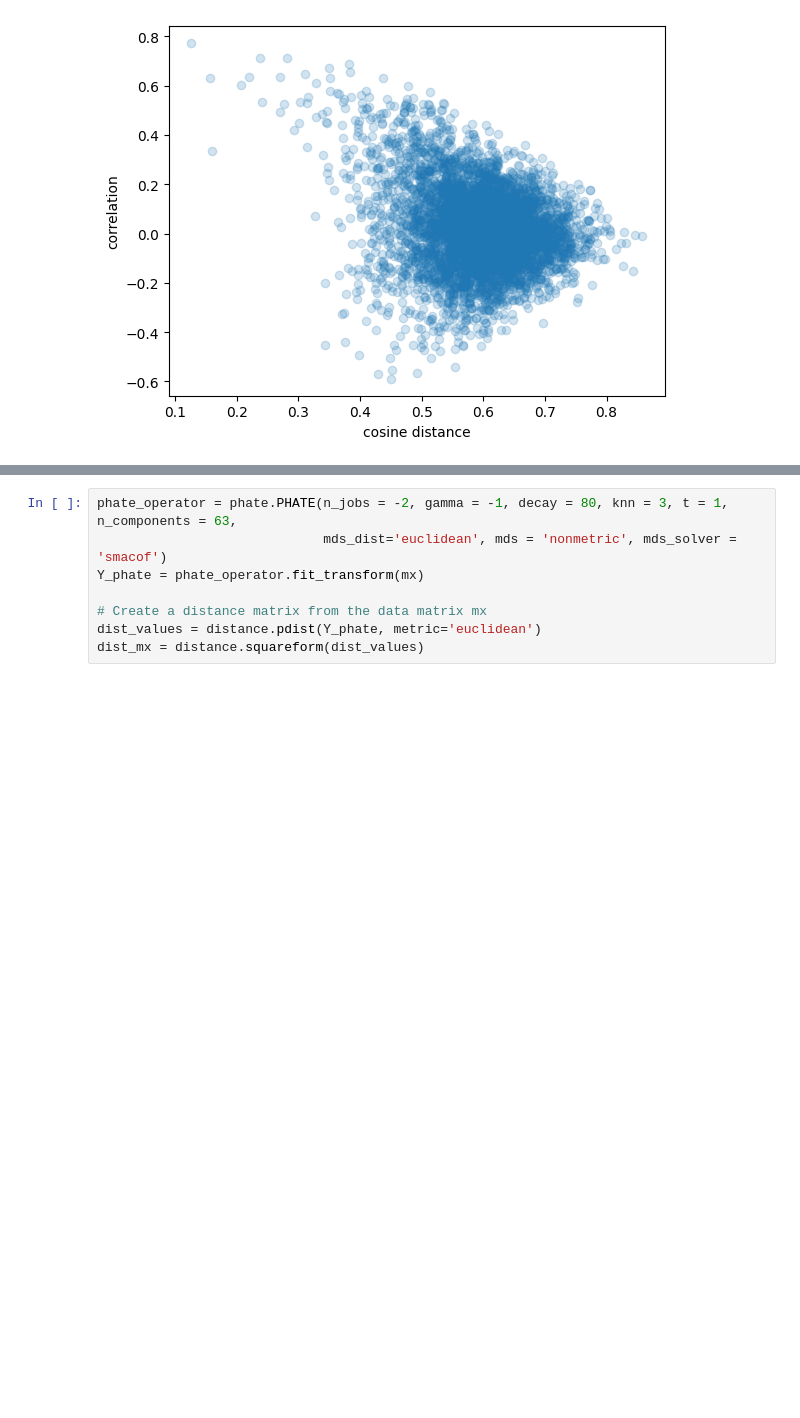
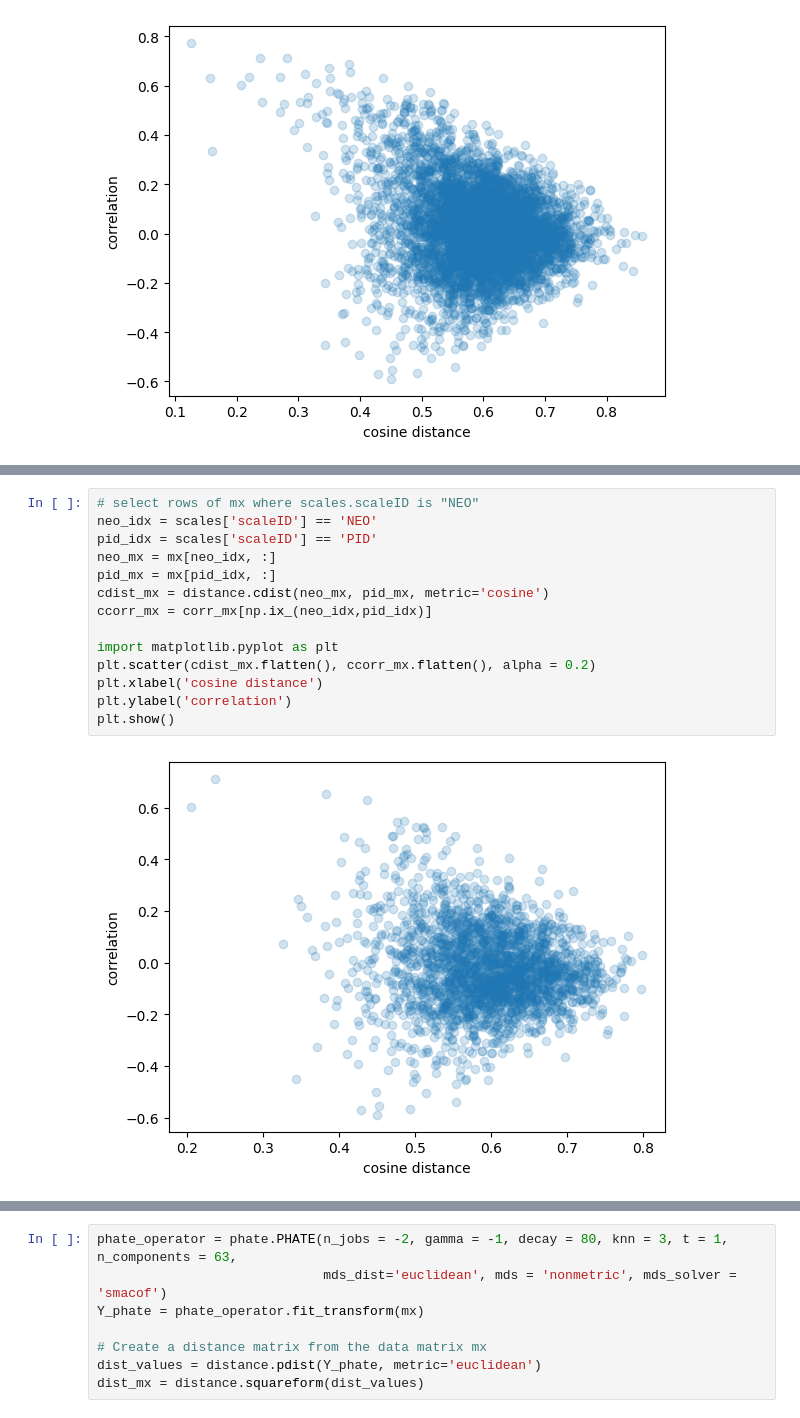
Before and after one commit to roberto-viviani/PsychoOntology, a Jupyter notebook: Ontology.ipynb, the cells around one changed output, grey strips where cells are left out. Cells and saved outputs as stored; diff of their text form; blank space fills up the shorter version.

Commit message:
Ontology, cross-correlations to visualize semantic overlap between scales

```diff
--- a/Ontology.ipynb
+++ b/Ontology.ipynb
@@ -59,0 +60,16 @@ In the second approach, we use phate to estimate a diffusion kernel, and then we
+# %%
+# select rows of mx where scales.scaleID is "NEO"
+neo_idx = scales['scaleID'] == 'NEO'
+pid_idx = scales['scaleID'] == 'PID'
+neo_mx = mx[neo_idx, :]
+pid_mx = mx[pid_idx, :]
+cdist_mx = distance.cdist(neo_mx, pid_mx, metric='cosine')
+ccorr_mx = corr_mx[np.ix_(neo_idx,pid_idx)]
+
+import matplotlib.pyplot as plt
+plt.scatter(cdist_mx.flatten(), ccorr_mx.flatten(), alpha = 0.2)
+plt.xlabel('cosine distance')
+plt.ylabel('correlation')
+plt.show()
+# %% [output]
+[figure, added]
```
Also changed, not shown: parts of 4 cells of this notebook.
